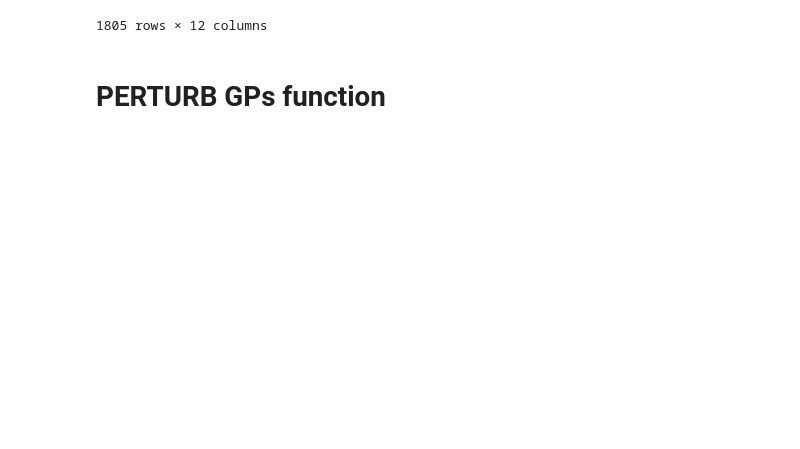
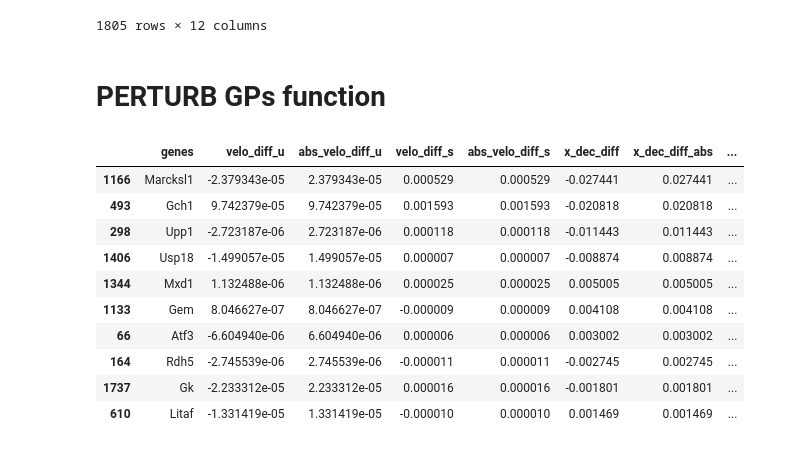
Before and after one commit to leonardogolinelli/lineageVI, a Jupyter notebook: notebooks/perturbation_notebook.ipynb, the cells around one changed output. Cells and saved outputs as stored; diff of their text form; code cells hidden in the pictures; blank space fills up the shorter version.

```diff
--- a/notebooks/perturbation_notebook.ipynb
+++ b/notebooks/perturbation_notebook.ipynb
@@ -230,0 +259,45 @@ df_genes.sort_values('abs_velocity',  ascending=False)
+# %%
+velo_diff = to_numpy(velocity_pert - velocity_unpert)
+velo_gp_diff = to_numpy(velocity_gp_pert - velocity_gp_unpert)
+alpha_diff = to_numpy(alpha_pert - alpha_unpert)
+beta_diff = to_numpy(beta_pert - beta_unpert)
+gamma_diff = to_numpy(gamma_pert - gamma_unpert)
+x_dec_diff = to_numpy(x_dec_pert - x_dec_unpert)
+# %%
+velo_diff_u, velo_diff_s = np.split(velo_diff, 2)
+# %%
+genes_df = pd.DataFrame({
+        'genes' : adata.var_names,
+        'velo_diff_u' : velo_diff_u,
+        'abs_velo_diff_u' : np.absolute(velo_diff_u),
+        'velo_diff_s' : velo_diff_s,
+        'abs_velo_diff_s' : np.absolute(velo_diff_s),
+        'x_dec_diff' : x_dec_diff,
+        'x_dec_diff_abs' : np.absolute(x_dec_diff),
+        'alpha_diff' : alpha_diff,
+        'alpha_diff_abs' : np.absolute(alpha_diff),
+        'beta_diff' : beta_diff,
+        'beta_diff_abs' : np.absolute(beta_diff),
+        'gamma_diff' : gamma_diff,
+        'gamma_diff_abs' : np.absolute(gamma_diff),
+    })
+
+gps_df = pd.DataFrame({
+        'gene_programs' : adata.uns['terms'],
+        'velo_gp' : velo_gp_diff,
+        'abs_velo_gp' : velo_gp_diff,
+    })
+# %%
+genes_df.sort_values('x_dec_diff_abs', ascending=False).head(10)
+# %% [output]
+|  | genes | velo_diff_u | abs_velo_diff_u | velo_diff_s | abs_velo_diff_s | x_dec_diff | x_dec_diff_abs | ... |
+| 1166 | Marcksl1 | -2.379343e-05 | 2.379343e-05 | 0.000529 | 0.000529 | -0.027441 | 0.027441 | ... |
+| 493 | Gch1 | 9.742379e-05 | 9.742379e-05 | 0.001593 | 0.001593 | -0.020818 | 0.020818 | ... |
+| 298 | Upp1 | -2.723187e-06 | 2.723187e-06 | 0.000118 | 0.000118 | -0.011443 | 0.011443 | ... |
+| 1406 | Usp18 | -1.499057e-05 | 1.499057e-05 | 0.000007 | 0.000007 | -0.008874 | 0.008874 | ... |
+| 1344 | Mxd1 | 1.132488e-06 | 1.132488e-06 | 0.000025 | 0.000025 | 0.005005 | 0.005005 | ... |
+| 1133 | Gem | 8.046627e-07 | 8.046627e-07 | -0.000009 | 0.000009 | 0.004108 | 0.004108 | ... |
+| 66 | Atf3 | -6.604940e-06 | 6.604940e-06 | 0.000006 | 0.000006 | 0.003002 | 0.003002 | ... |
+| 164 | Rdh5 | -2.745539e-06 | 2.745539e-06 | -0.000011 | 0.000011 | -0.002745 | 0.002745 | ... |
+| 1737 | Gk | -2.233312e-05 | 2.233312e-05 | 0.000016 | 0.000016 | -0.001801 | 0.001801 | ... |
+| 610 | Litaf | -1.331419e-05 | 1.331419e-05 | -0.000010 | 0.000010 | 0.001469 | 0.001469 | ... |
```
Also changed, not shown: parts of 9 cells of this notebook, 3 other files.
